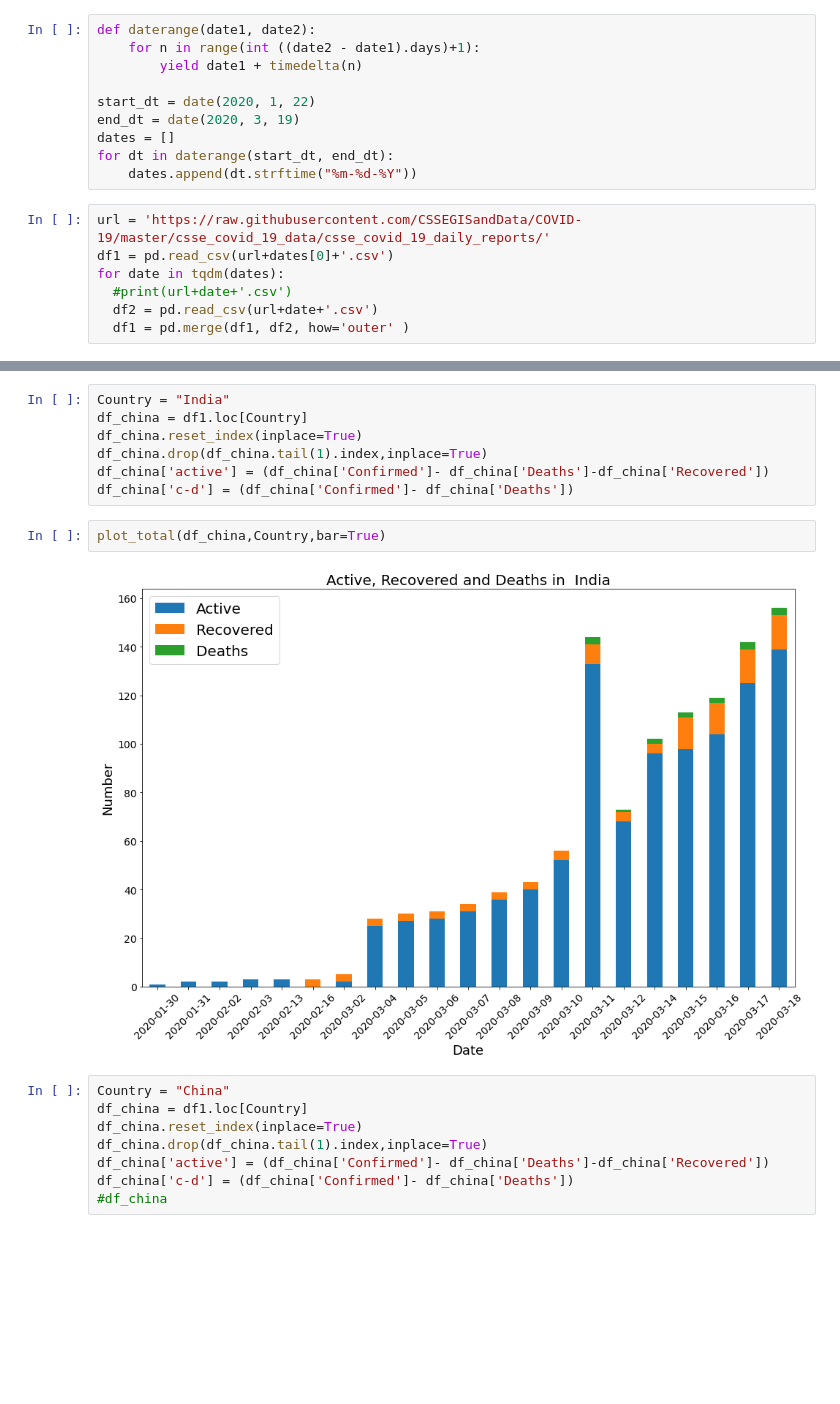
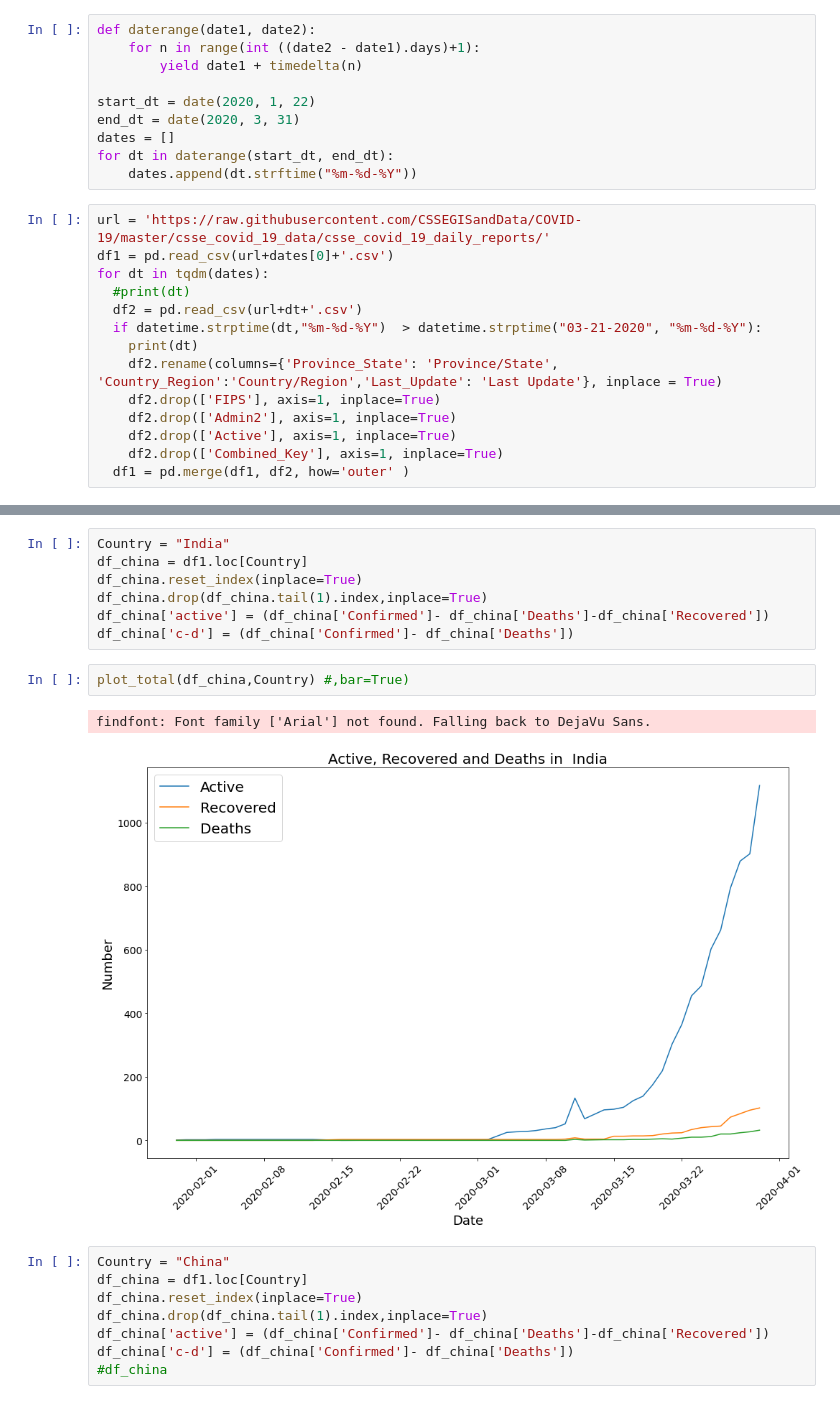
Before and after one commit to amita-kapoor/COVID-2020, a Jupyter notebook: Prediction_Covid_19_WorldWide.ipynb, the cells around one changed output, grey strips where cells are left out. Cells and saved outputs as stored; diff of their text form; blank space fills up the shorter version.

```diff
--- a/Prediction_Covid_19_WorldWide.ipynb
+++ b/Prediction_Covid_19_WorldWide.ipynb
@@ -40,14 +44,21 @@ def daterange(date1, date2):
         yield date1 + timedelta(n)
 
 start_dt = date(2020, 1, 22)
-end_dt = date(2020, 3, 19)
+end_dt = date(2020, 3, 31)
 dates = []
 for dt in daterange(start_dt, end_dt):
     dates.append(dt.strftime("%m-%d-%Y"))
 # %%
 url = 'https://raw.githubusercontent.com/CSSEGISandData/COVID-19/master/csse_covid_19_data/csse_covid_19_daily_reports/'
 df1 = pd.read_csv(url+dates[0]+'.csv')
-for date in tqdm(dates):
-  #print(url+date+'.csv')
-  df2 = pd.read_csv(url+date+'.csv')
+for dt in tqdm(dates):
+  #print(dt)
+  df2 = pd.read_csv(url+dt+'.csv')
+  if datetime.strptime(dt,"%m-%d-%Y")  > datetime.strptime("03-21-2020", "%m-%d-%Y"):
+    print(dt)
+    df2.rename(columns={'Province_State': 'Province/State', 'Country_Region':'Country/Region','Last_Update': 'Last Update'}, inplace = True)
+    df2.drop(['FIPS'], axis=1, inplace=True)
+    df2.drop(['Admin2'], axis=1, inplace=True)
+    df2.drop(['Active'], axis=1, inplace=True)
+    df2.drop(['Combined_Key'], axis=1, inplace=True)
   df1 = pd.merge(df1, df2, how='outer' )
@@ -362,9 +576,10 @@ df_china.drop(df_china.tail(1).index,inplace=True)
 df_china['active'] = (df_china['Confirmed']- df_china['Deaths']-df_china['Recovered'])
 df_china['c-d'] = (df_china['Confirmed']- df_china['Deaths'])
 # %%
-plot_total(df_china,Country,bar=True)
+plot_total(df_china,Country) #,bar=True)
 # %% [output]
+findfont: Font family ['Arial'] not found. Falling back to DejaVu Sans.
-[figure, old version]
+[figure, new version]
 # %%
 Country = "China"
 df_china = df1.loc[Country]
```
Also changed, not shown: parts of 27 cells of this notebook.
